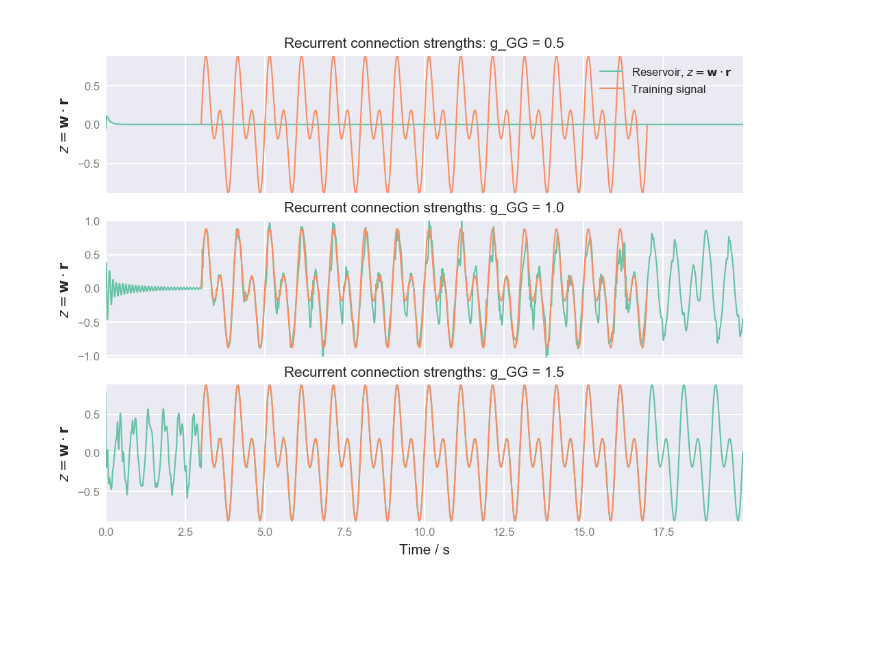
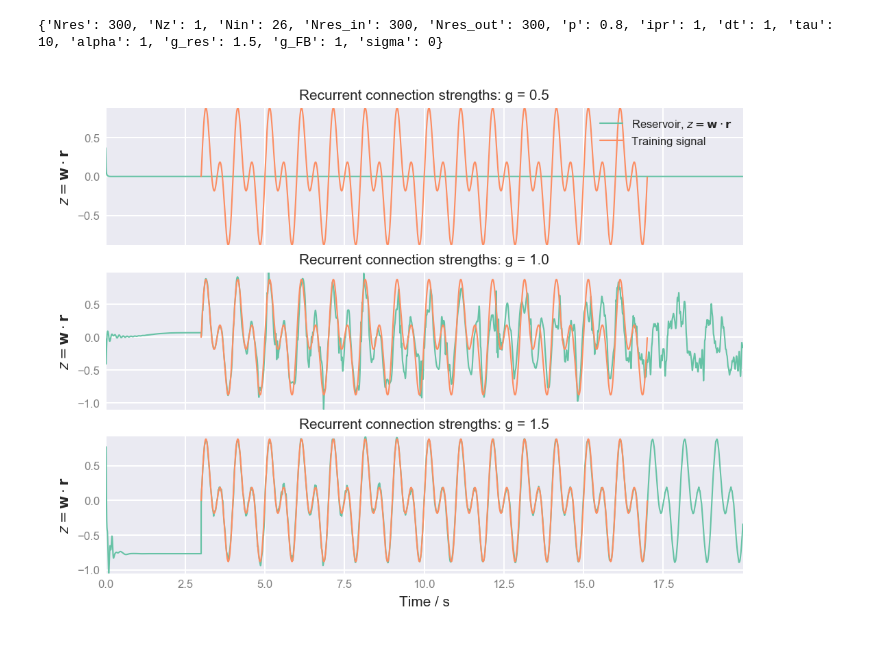
Before and after one commit to TomGeorge1234/ReservoirComputing, a Jupyter notebook: reservoirsFORCE.ipynb, the cells around one changed output. Drawn from its saved outputs; the diff is of its cells as text; code cells hidden in the pictures; blank space fills up the shorter version.

```diff
--- a/reservoirsFORCE.ipynb
+++ b/reservoirsFORCE.ipynb
@@ -8,21 +8,15 @@ f = 1#Hz
 desiredOutput = 0.5*np.sin(2*np.pi*1*f*t) + 0.5*np.sin(2*np.pi*2*f*t)
 
 reservoirs = {}
-hyperparams = {'Ng' : 500, #no. neurons in each reservoir
-               'n' : 500, #no. reservoir neurons the output neuron is connected to
-               'p' : 0.1, #connection probability amongst recurrent units
-               'tau' : 10, #neuron time constant, in ms
-               'dt' : 1, #simulation timestep in ms
-               'g_GG' : 1.5, #RNN chaos parameters ( > 1 means chaos)
-               'g_Gz' : 1, #feedback strength,
-               'alpha' : 1, #learning rate
-               'sigma' : 0,#amount of network noise
-               'Nz' : 1, #no. of output neurons
-               'Ni' : 26} #no. input neurons. Must be consistent with ther inputs passed
+hyperparams = defaultHyperparams
+hyperparams['sigma'] = 0
+hyperparams['alpha'] = 1
+print(hyperparams)
 
-g_GG_list = [0.5,1,1.5]
-for (i,g_GG) in enumerate(g_GG_list):
-    hyperparams['g_GG'] = g_GG
+
+g_res_list = [0.5,1,1.5]
+for (i,g_res) in enumerate(g_res_list):
+    hyperparams['g_res'] = g_res
     reservoir = Reservoir(hyperparams)
     reservoirs[i] = []
     for _ in range(3*1000):
@@ -32,16 +26,18 @@ for (i,g_GG) in enumerate(g_GG_list):
         reservoir.runTrainingStep(desiredOutput[j])
     for _ in range(3*1000):
         reservoirs[i].append(reservoir.runDynamicsStep(returnItems=['z'])['z'])
+# %% [output]
+{'Nres': 300, 'Nz': 1, 'Nin': 26, 'Nres_in': 300, 'Nres_out': 300, 'p': 0.8, 'ipr': 1, 'dt': 1, 'tau': 10, 'alpha': 1, 'g_res': 1.5, 'g_FB': 1, 'sigma': 0}
 # %%
 fig,ax = plt.subplots(3,1,figsize=(4,3), sharex=True)
 for r in range(3):
     ax[r].plot(t,reservoirs[r],label=r'Reservoir, $z = \mathbf{w} \cdot \mathbf{r}$')
     ax[r].plot(t[3*1000:17*1000],desiredOutput[0*1000:14*1000],label='Training signal')
     if r == 2:
         ax[r].set_xlabel('Time / s')
     if r == 0:
         ax[r].legend()
     ax[r].set_ylabel(r'$z = \mathbf{w} \cdot \mathbf{r}$')
-    ax[r].set_title("Recurrent connection strengths: g = %.1f" %g_GG_list[r] )
+    ax[r].set_title("Recurrent connection strengths: g = %.1f" %g_res_list[r] )
 # %% [output]
-[figure, old version]
+[figure, new version]
```
Also changed, not shown: 15 other files.
